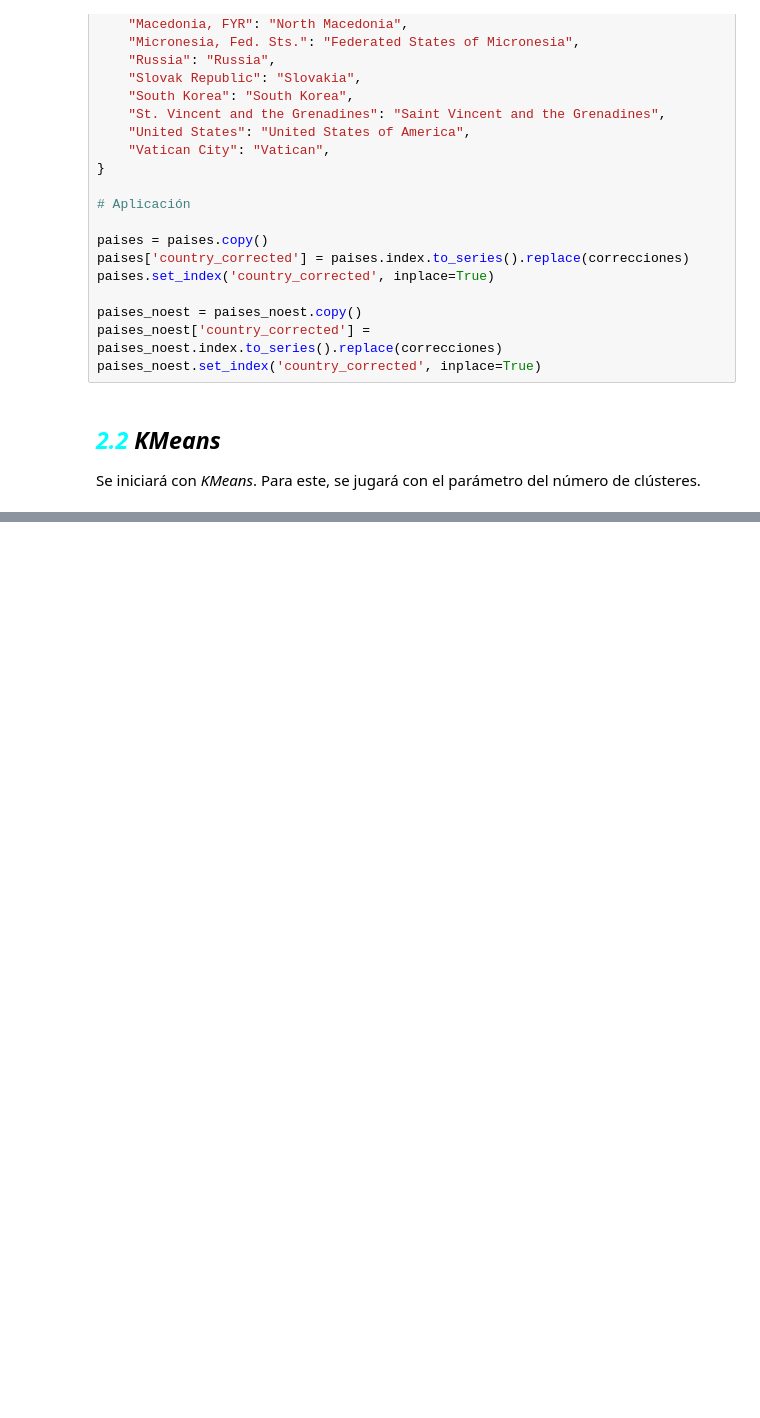
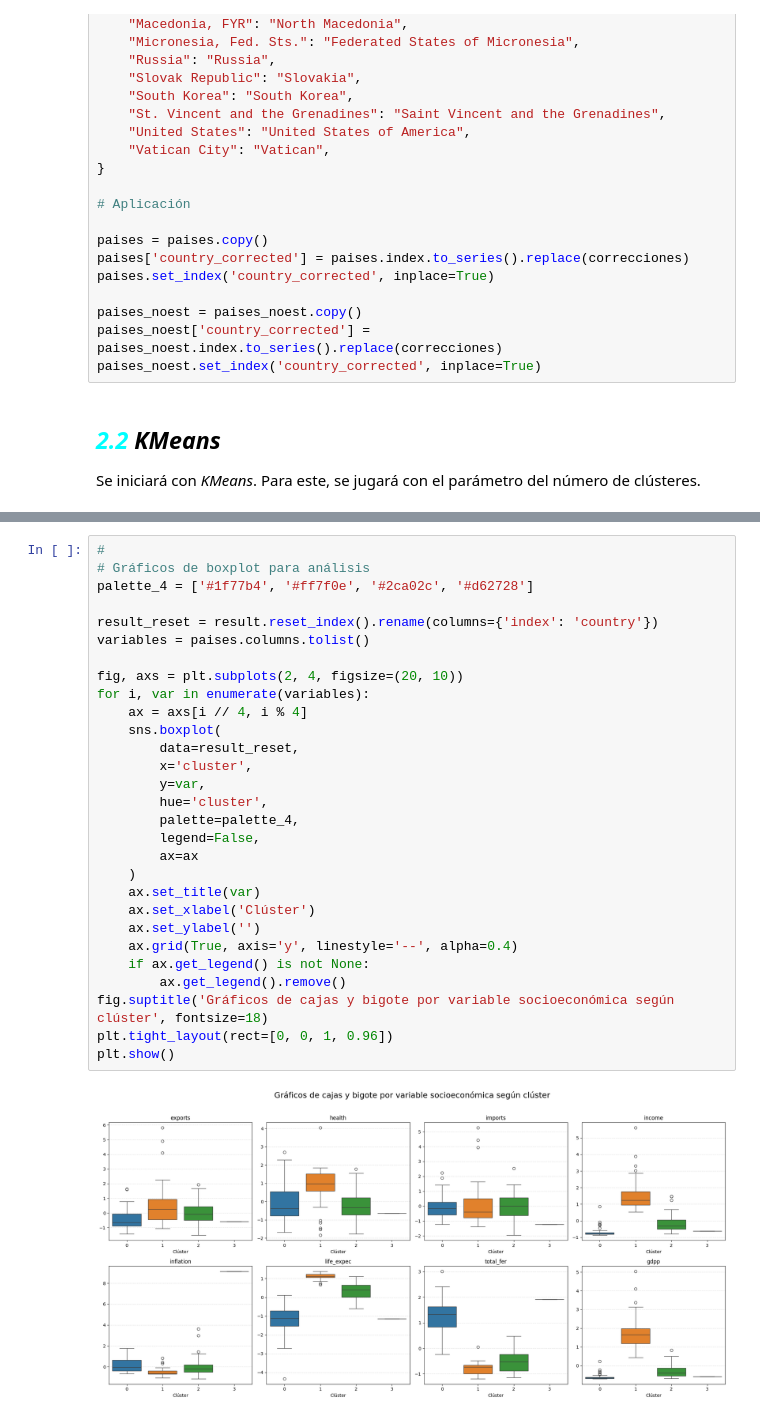
Before and after one commit to scuartasr/aprendmaq_entregable_3, a Jupyter notebook: Cuadernos/02_clusterizacion.ipynb, the cells around one changed output, grey strips where cells are left out. Cells and saved outputs as stored; diff of their text form; blank space fills up the shorter version.

```diff
--- a/Cuadernos/02_clusterizacion.ipynb
+++ b/Cuadernos/02_clusterizacion.ipynb
@@ -224,0 +287,31 @@ plt.show()
+# %%
+#
+# Gráficos de boxplot para análisis
+palette_4 = ['#1f77b4', '#ff7f0e', '#2ca02c', '#d62728']
+
+result_reset = result.reset_index().rename(columns={'index': 'country'})
+variables = paises.columns.tolist()
+
+fig, axs = plt.subplots(2, 4, figsize=(20, 10))
+for i, var in enumerate(variables):
+    ax = axs[i // 4, i % 4]
+    sns.boxplot(
+        data=result_reset,
+        x='cluster',
+        y=var,
+        hue='cluster',
+        palette=palette_4,
+        legend=False,
+        ax=ax
+    )
+    ax.set_title(var)
+    ax.set_xlabel('Clúster')
+    ax.set_ylabel('')
+    ax.grid(True, axis='y', linestyle='--', alpha=0.4)
+    if ax.get_legend() is not None:
+        ax.get_legend().remove()
+fig.suptitle('Gráficos de cajas y bigote por variable socioeconómica según clúster', fontsize=18)
+plt.tight_layout(rect=[0, 0, 1, 0.96])
+plt.show()
+# %% [output]
+[figure, added]
```
Also changed, not shown: parts of 20 cells of this notebook.
